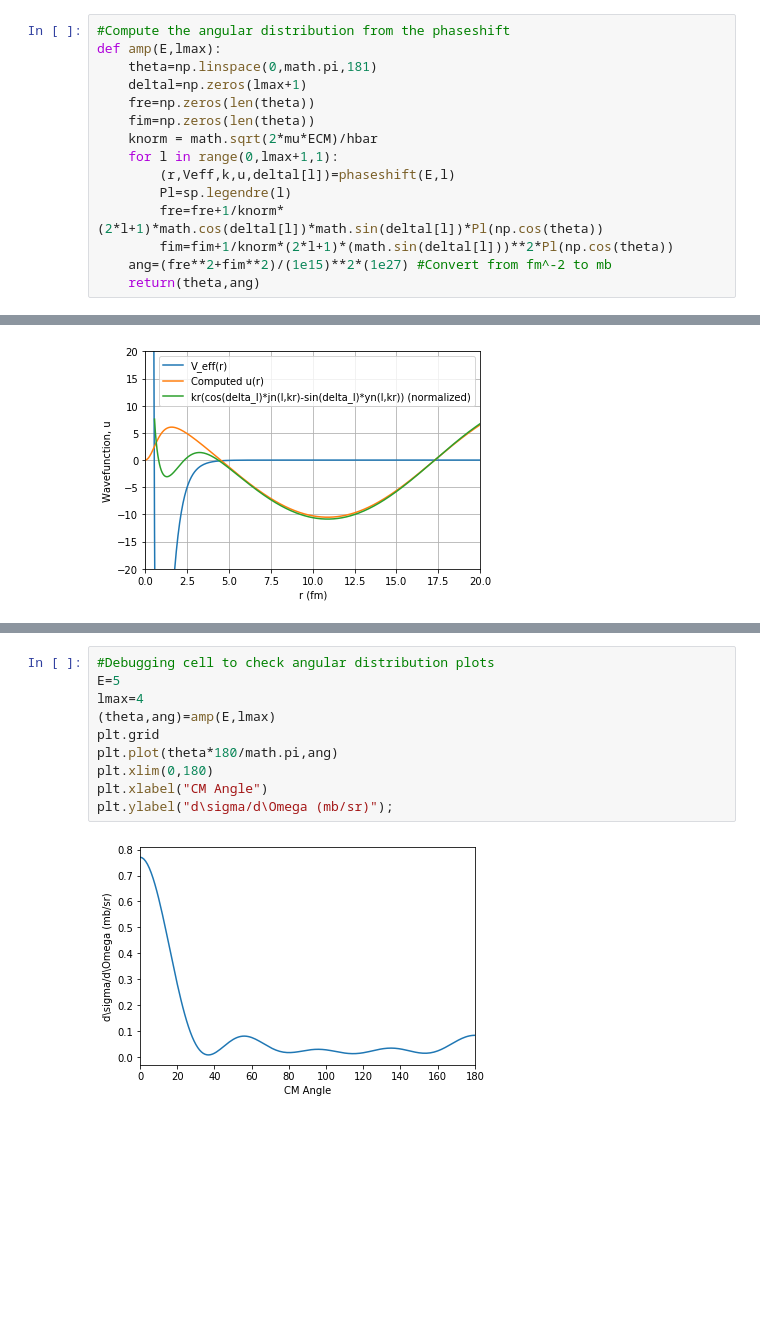
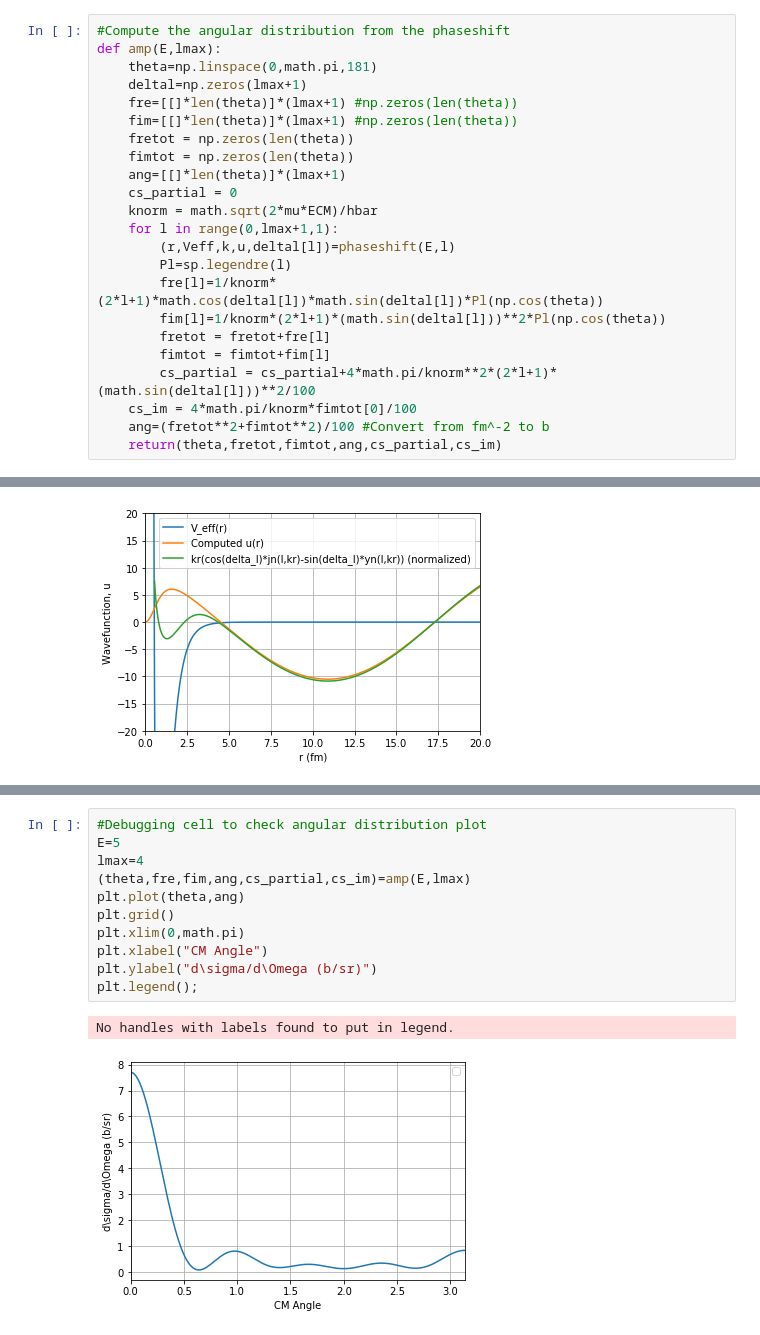
Before and after one commit to ChadUmmel/TALENT, a Jupyter notebook: HW1.ipynb, the cells around one changed output, grey strips where cells are left out. Saved outputs shown, nothing was run; the diff lists cells and outputs as text; blank space fills up the shorter version.

```diff
--- a/HW1.ipynb
+++ b/HW1.ipynb
@@ -77,14 +78,22 @@ def phaseshift(E,l):
 def amp(E,lmax):
     theta=np.linspace(0,math.pi,181)
     deltal=np.zeros(lmax+1)
-    fre=np.zeros(len(theta))
-    fim=np.zeros(len(theta))
+    fre=[[]*len(theta)]*(lmax+1) #np.zeros(len(theta))
+    fim=[[]*len(theta)]*(lmax+1) #np.zeros(len(theta))
+    fretot = np.zeros(len(theta))
+    fimtot = np.zeros(len(theta))
+    ang=[[]*len(theta)]*(lmax+1)
+    cs_partial = 0
     knorm = math.sqrt(2*mu*ECM)/hbar
     for l in range(0,lmax+1,1):
         (r,Veff,k,u,deltal[l])=phaseshift(E,l)
         Pl=sp.legendre(l)
-        fre=fre+1/knorm*(2*l+1)*math.cos(deltal[l])*math.sin(deltal[l])*Pl(np.cos(theta))
-        fim=fim+1/knorm*(2*l+1)*(math.sin(deltal[l]))**2*Pl(np.cos(theta))
-    ang=(fre**2+fim**2)/(1e15)**2*(1e27) #Convert from fm^-2 to mb
-    return(theta,ang)
+        fre[l]=1/knorm*(2*l+1)*math.cos(deltal[l])*math.sin(deltal[l])*Pl(np.cos(theta))
+        fim[l]=1/knorm*(2*l+1)*(math.sin(deltal[l]))**2*Pl(np.cos(theta))
+        fretot = fretot+fre[l]
+        fimtot = fimtot+fim[l]
+        cs_partial = cs_partial+4*math.pi/knorm**2*(2*l+1)*(math.sin(deltal[l]))**2/100
+    cs_im = 4*math.pi/knorm*fimtot[0]/100
+    ang=(fretot**2+fimtot**2)/100 #Convert from fm^-2 to b
+    return(theta,fretot,fimtot,ang,cs_partial,cs_im)
 # %%
@@ -163,15 +198,17 @@ plt.legend();
 # %%
-#Debugging cell to check angular distribution plots
+#Debugging cell to check angular distribution plot
 E=5
 lmax=4
-(theta,ang)=amp(E,lmax)
-plt.grid
-plt.plot(theta*180/math.pi,ang)
-plt.xlim(0,180)
+(theta,fre,fim,ang,cs_partial,cs_im)=amp(E,lmax)
+plt.plot(theta,ang)
+plt.grid()
+plt.xlim(0,math.pi)
 plt.xlabel("CM Angle")
-plt.ylabel("d\sigma/d\Omega (mb/sr)");
+plt.ylabel("d\sigma/d\Omega (b/sr)")
+plt.legend();
 # %% [output]
+No handles with labels found to put in legend.
-[figure, old version]
+[figure, new version]
 # %%
 #Debugging cell to check total integrated cross section in mb
 E=5
```
Also changed, not shown: parts of 7 cells of this notebook.
